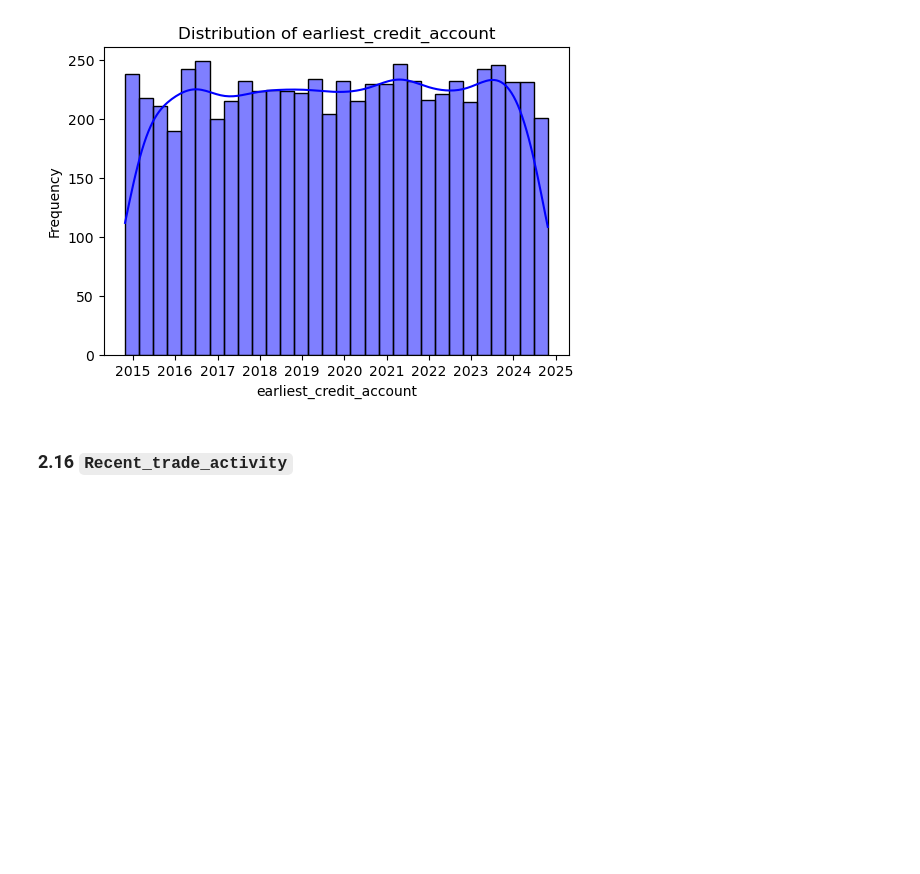
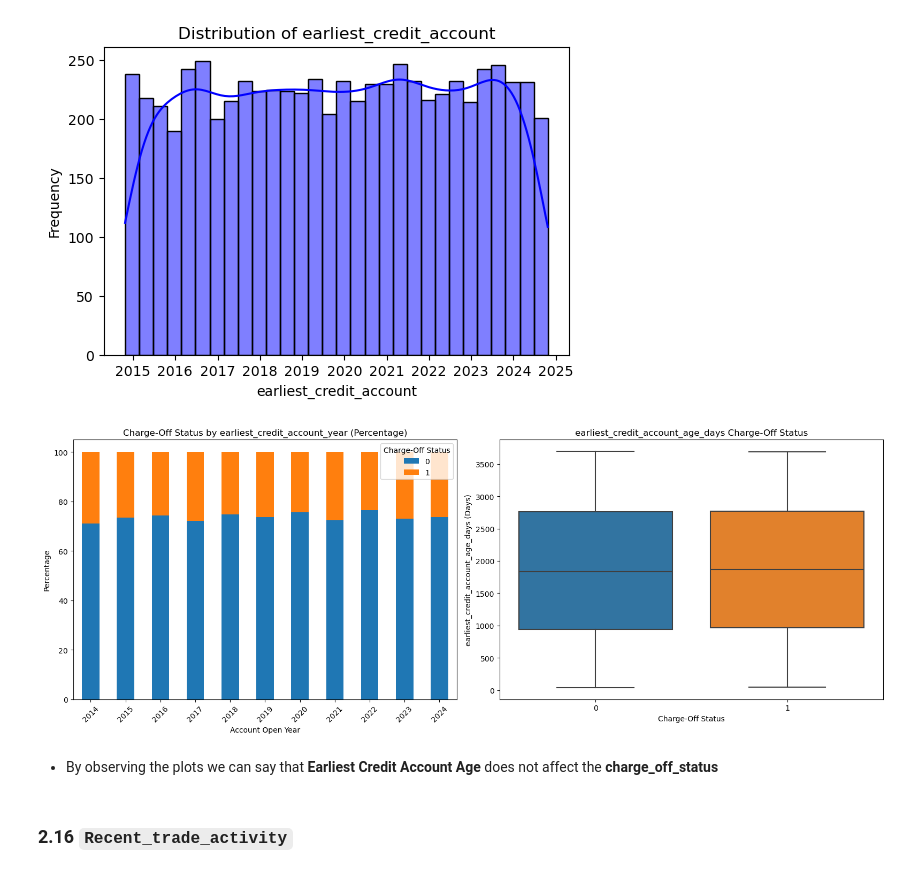
Before and after one commit to hchamikadilshan/CreditRisk360-ISC2024, a Jupyter notebook: notebooks/4 - eda.ipynb, the cells around one changed output. Drawn from its saved outputs; the diff is of its cells as text; code cells hidden in the pictures; blank space fills up the shorter version.

```diff
--- a/notebooks/4 - eda.ipynb
+++ b/notebooks/4 - eda.ipynb
@@ -920,6 +919,36 @@ plt.ylabel('Frequency')
 plt.show()
 # %% [output]
 [figure]
+# %%
+data["earliest_credit_account_year"] = data["earliest_credit_account"].dt.year
+data["earliest_credit_account_month"] = data["account_open_date"].dt.month
+data["earliest_credit_account_age_days"] = (pd.Timestamp("today") - data["earliest_credit_account"]).dt.days
+data["earliest_credit_account_age_months"] = data["earliest_credit_account_age_days"] // 30
+data["earliest_credit_account_age_years"] = data["earliest_credit_account_age_days"] / 365.25
+# %%
+fig, axes = plt.subplots(1, 2, figsize=(16, 6))
+
+pivot_table = data.groupby(["earliest_credit_account_year", "charge_off_status"]).size().unstack()
+pivot_table_percentage = pivot_table.div(pivot_table.sum(axis=1), axis=0) * 100
+pivot_table_percentage.plot(kind="bar", stacked=True, ax=axes[0] )
+axes[0].set_title("Charge-Off Status by earliest_credit_account_year (Percentage)")
+axes[0].set_xlabel("Account Open Year")
+axes[0].set_ylabel("Percentage")
+axes[0].legend(title="Charge-Off Status")
+axes[0].tick_params(axis='x', rotation=45)
+
+
+sns.boxplot(x="charge_off_status", y="earliest_credit_account_age_days", data=data, ax=axes[1])
+axes[1].set_title("earliest_credit_account_age_days Charge-Off Status")
+axes[1].set_xlabel("Charge-Off Status")
+axes[1].set_ylabel("earliest_credit_account_age_days (Days)")
+
+plt.tight_layout()
+plt.show()
+# %% [output]
+[figure, added]
+# %% [markdown]
+- By observing the plots we can say that **Earliest Credit Account Age** does not affect the **charge_off_status**
 # %% [markdown]
 ### 2.16 `Recent_trade_activity`
 # %%
```
Also changed, not shown: parts of 26 cells of this notebook.
